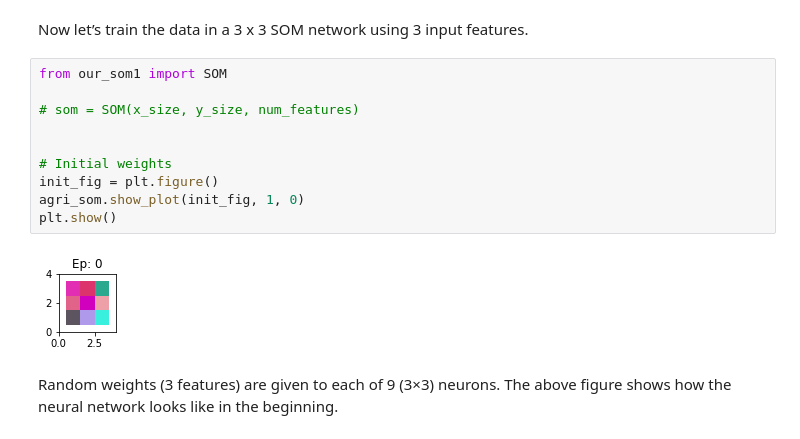
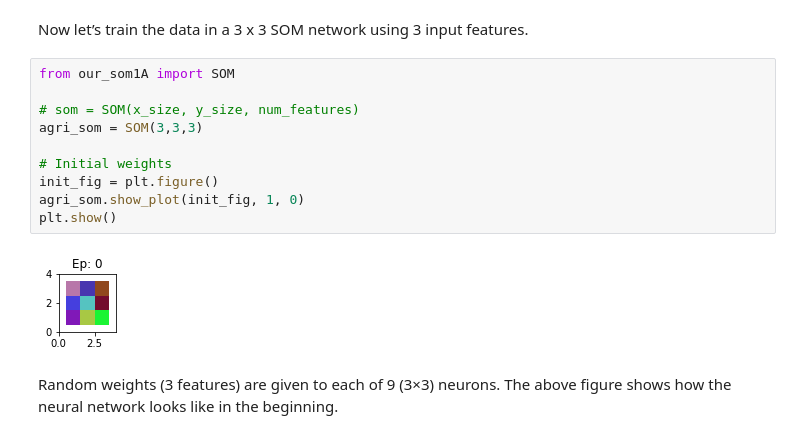
Before and after one commit to richardjonker2000/TMBD-Project-3, a Jupyter notebook: SOM1A.ipynb, the cells around one changed output. Drawn from its saved outputs; the diff is of its cells as text.

```diff
--- a/SOM1A.ipynb
+++ b/SOM1A.ipynb
@@ -76,16 +76,16 @@ trunc_data.iloc[:10,:]
 # %% [markdown]
 Now let’s train the data in a 3 x 3 SOM network using 3 input features.
 # %%
-from our_som1 import SOM
+from our_som1A import SOM
 
 # som = SOM(x_size, y_size, num_features)
-
+agri_som = SOM(3,3,3)
 
 # Initial weights
 init_fig = plt.figure()
 agri_som.show_plot(init_fig, 1, 0)
 plt.show()
 # %% [output]
-[figure, old version]
+[figure, new version]
 # %% [markdown]
 Random weights (3 features) are given to each of 9 (3×3) neurons. The above figure shows how the neural network looks like in the beginning.
```
Also changed, not shown: parts of 14 cells of this notebook, 2 other files.
